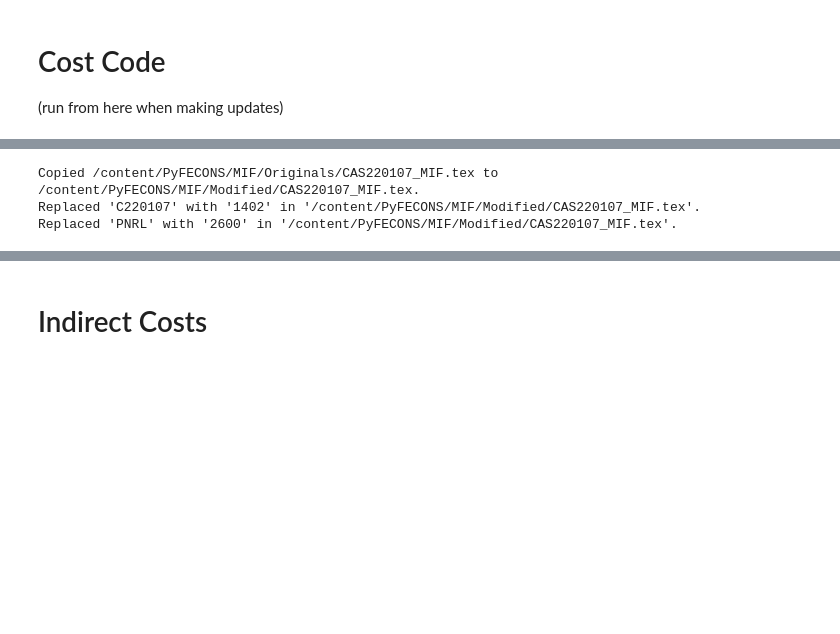
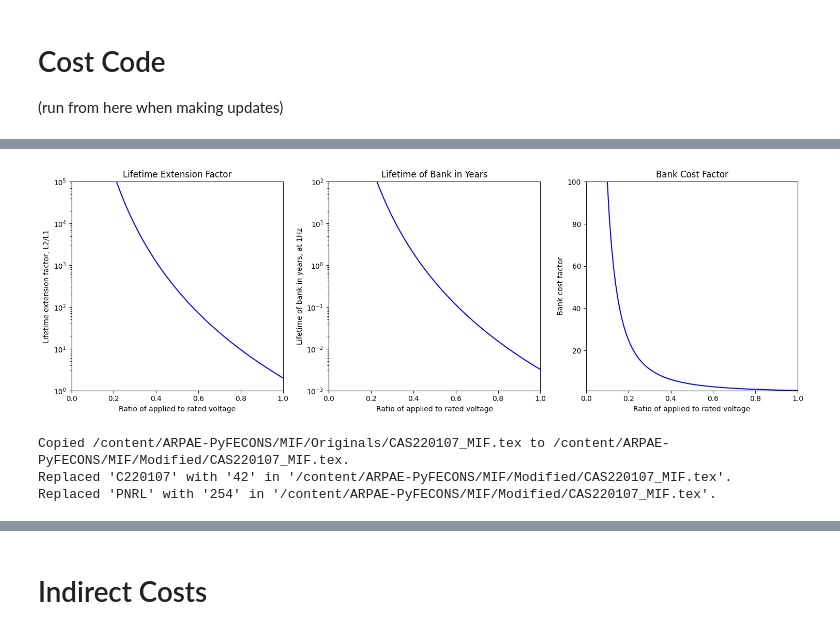
Before and after one commit to Woodruff-Scientific-Ltd/ARPAE-PyFECONS, a Jupyter notebook: MIF/PyCosting_ARPA_E_MIF.ipynb, the cells around one changed output, grey strips where cells are left out. Drawn from its saved outputs; the diff is of its cells as text; code cells hidden in the pictures; blank space fills up the shorter version.

Commit message:
updated 22.1.3 22.1.6, 22.1.7, materials library, basic inputs, power balance

```diff
--- a/MIF/PyCosting_ARPA_E_MIF.ipynb
+++ b/MIF/PyCosting_ARPA_E_MIF.ipynb
@@ -1442,15 +1508,25 @@ Replaced 'vesmfr' with '10' in '/content/PyFECONS/MIF/Modified/CAS220106_MIF.tex
 # %%
 #Cost Category 22.1.7 Power supplies
 
+cost_per_watt = 1 #1$/W power supply rule of thumb
 
-#Scaled relative to ITER for a 500MW fusion power system
-C220107 = 0.5 * 269 * PET/500
+C22010701 = 33.4 *impfreq/20# (M$) power supplies for imploding the fiber.  This is proportional to frequency - let expensive for lower frequency, more expensive for higher frequency - why?
+
+#Scaled relative to ITER for a 500MW fusion power syste
+lcredit = 0.1# learning credit.
+C22010702 = 269.6 * PNRL/500*lcredit*2 #assuming 1kIUA equals $2 M #cost in kIUA
+C220107 =  C22010701+C22010702
+
+
+#scaled relative to the Woodruff Scientific PF bank designed for FLARE: 200kV, 400kA, 0.5MJ
+#C22010702 = 30
+#C220107 = 30
 
 # INPUTS
 captm = 60  # max temp rating of the film capacitor
 capta = 20  # ambient temperature of the application
 capdelt = 30  # temperature rise due to ripple current
-capvr = 20000  # rated voltage of capacitor
+capvr = 80000  # rated voltage of capacitor
 capx = (captm - capta - capdelt) / 10
 capl1 = 50000  # load life rating of the film capacitor
 
@@ -1476,42 +1552,45 @@ plt.subplot(1, 3, 1)
 plt.semilogy(capv0 / capvr, capl2 / capl1,'b')
 plt.title('Lifetime Extension Factor')
 plt.xlabel('Ratio of applied to rated voltage')
 plt.ylabel('Lifetime extension factor, L2/L1')
 plt.axis([0, 1, 1, 100000])
 
 # Lifetime of bank in years plot (unchanged)
 plt.subplot(1, 3, 2)
-plt.semilogy(capv0 / capvr, capl2 / (86000 * 365), 'b')  # Assuming 86000 cycles per year
+plt.semilogy(capv0 / capvr, capl2 / (impfreq*86000 * 365), 'b')  # Assuming 86000 cycles per year
 plt.title('Lifetime of Bank in Years')
 plt.xlabel('Ratio of applied to rated voltage')
-plt.ylabel('Lifetime of bank in years, at 1Hz')
+plt.ylabel(f'Lifetime of bank in years, at {impfreq} Hz')
 plt.axis([0, 1, 0.001, 100])
 
 # Bank cost factor plot with specified changes
 plt.subplot(1, 3, 3)
 plt.plot(capv0 / capvr, capcostfac, 'b')  # Changed to blue color
 plt.title('Bank Cost Factor')
 plt.xlabel('Ratio of applied to rated voltage')
 plt.ylabel('Bank cost factor')
 plt.yscale('linear')  # Changed to linear scale
 plt.axis([0, 1, 1, 100])
 
 # Show updated plots
 plt.tight_layout()
-plt.show()
+#plt.show()
 
 fig.savefig(os.path.join(figures_directory, 'cap_derate.pdf'), bbox_inches='tight')
 
 
+copy_file('CAS220107_MIF.tex')
+#overwrite_variable('CAS220107_MIF.tex', 'C22010702', round(C22010702))
+overwrite_variable('CAS220107_MIF.tex', 'C22010701', round(C22010701))
+overwrite_variable('CAS220107_MIF.tex', 'C22010702', round(C22010702))
+overwrite_variable('CAS220107_MIF.tex', 'C220107', round(C220107))
 
-
-copy_file('CAS220107_MIF.tex')
-overwrite_variable('CAS220107_MIF.tex', 'C220107', round(C220107))
 overwrite_variable('CAS220107_MIF.tex', 'PNRL', round(PNRL))
 # %% [output]
+[figure, added]
-Copied /content/PyFECONS/MIF/Originals/CAS220107_MIF.tex to /content/PyFECONS/MIF/Modified/CAS220107_MIF.tex.
-Replaced 'C220107' with '1402' in '/content/PyFECONS/MIF/Modified/CAS220107_MIF.tex'.
-Replaced 'PNRL' with '2600' in '/content/PyFECONS/MIF/Modified/CAS220107_MIF.tex'.
+Copied /content/ARPAE-PyFECONS/MIF/Originals/CAS220107_MIF.tex to /content/ARPAE-PyFECONS/MIF/Modified/CAS220107_MIF.tex.
+Replaced 'C220107' with '42' in '/content/ARPAE-PyFECONS/MIF/Modified/CAS220107_MIF.tex'.
+Replaced 'PNRL' with '254' in '/content/ARPAE-PyFECONS/MIF/Modified/CAS220107_MIF.tex'.
 # %%
 #22.1.8 Divertor or target factory
 
```
Also changed, not shown: parts of 44 cells of this notebook.
